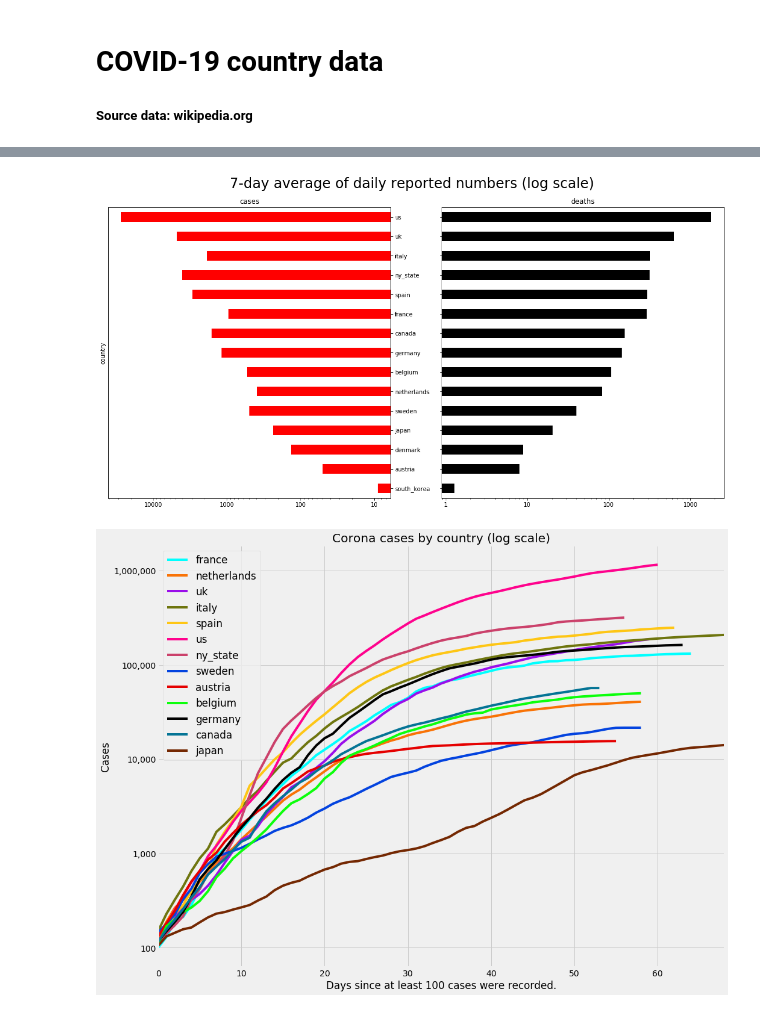
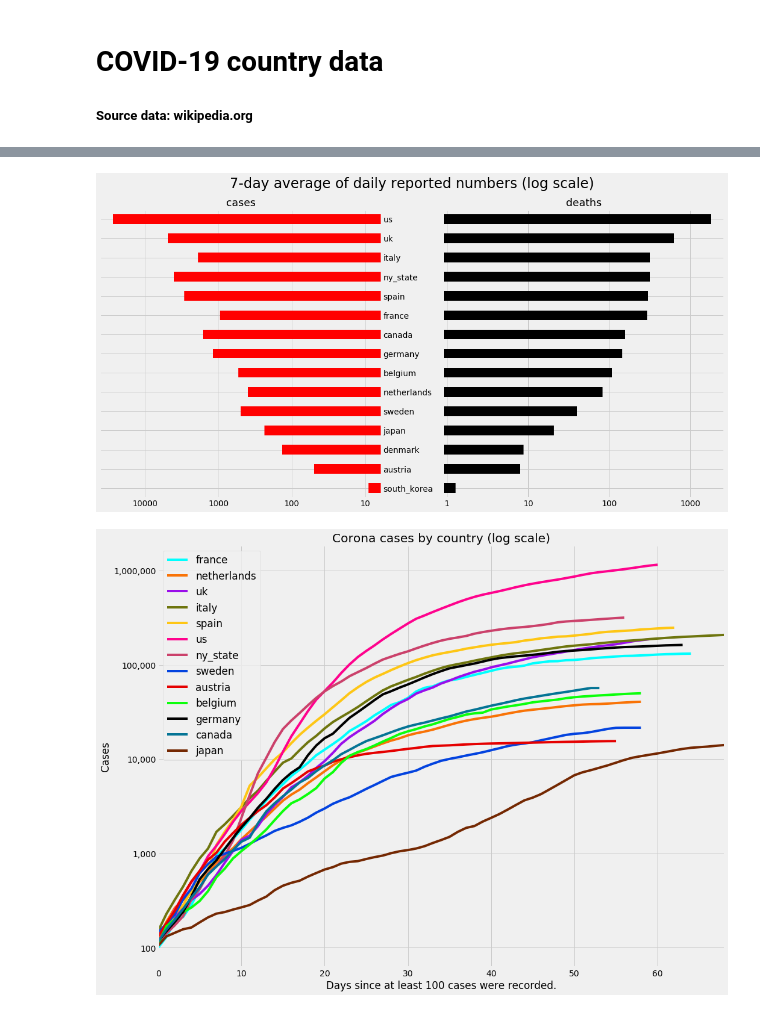
Before and after one commit to DeCooper88/corona, a Jupyter notebook: corona_dashboard.ipynb, the cells around one changed output, grey strips where cells are left out. Cells and saved outputs as stored; diff of their text form; code cells hidden in the pictures.

Commit message:
Modify graphs * small modifications to daily average graphs

```diff
--- a/corona_dashboard.ipynb
+++ b/corona_dashboard.ipynb
@@ -33,7 +33,7 @@ def get_data(countries, download=False):
     """
     Return dataframe with wikipedia Corona data for countries. Download fresh
     data if download is set to True, otherwise use previously downloaded
-    data in pickle file.
+    data in local pickle file.
     """
     if download:
         df = ds.download_data(countries)
@@ -150,22 +150,25 @@ d7 = corona.loc[:, ['country', 'cases_7da', 'deaths_7da']]
 d7 = d7.set_index('country')
 d7 = d7.sort_values('deaths_7da')
 # %%
+plt.style.use('fivethirtyeight')
+
 fig0, ax0 = plt.subplots(1, 2, figsize=(15, 8), constrained_layout=True)
 fig0.suptitle('7-day average of daily reported numbers (log scale)', fontsize=24)
 
 d7.cases_7da.plot(kind='barh', ax=ax0[0], logx=True, sharey=True, color='red')
 d7.deaths_7da.plot(kind='barh', ax=ax0[1], logx=True, color='black')
 
 # change labels x-axis from log10 to actual numbers
 for axis in [ax0[0].xaxis, ax0[1].xaxis]:
     axis.set_major_formatter(ticker.ScalarFormatter())
 
 ax0[0].invert_xaxis()
 ax0[0].yaxis.tick_right()
-ax0[0].set(title='cases')
-ax0[1].set(title='deaths');
+ax0[0].yaxis.label.set_visible(False)
+ax0[0].set_title('cases', fontdict={'fontsize': 18, 'fontweight': 'medium'})
+ax0[1].set_title('deaths', fontdict={'fontsize': 18, 'fontweight': 'medium'});
 # %% [output]
-[figure, old version]
+[figure, new version]
 # %%
 def filter_columns(df, start_string):
     """Return list of columns in dataframe that start with start_string."""
```
Also changed, not shown: parts of 3 cells of this notebook.
